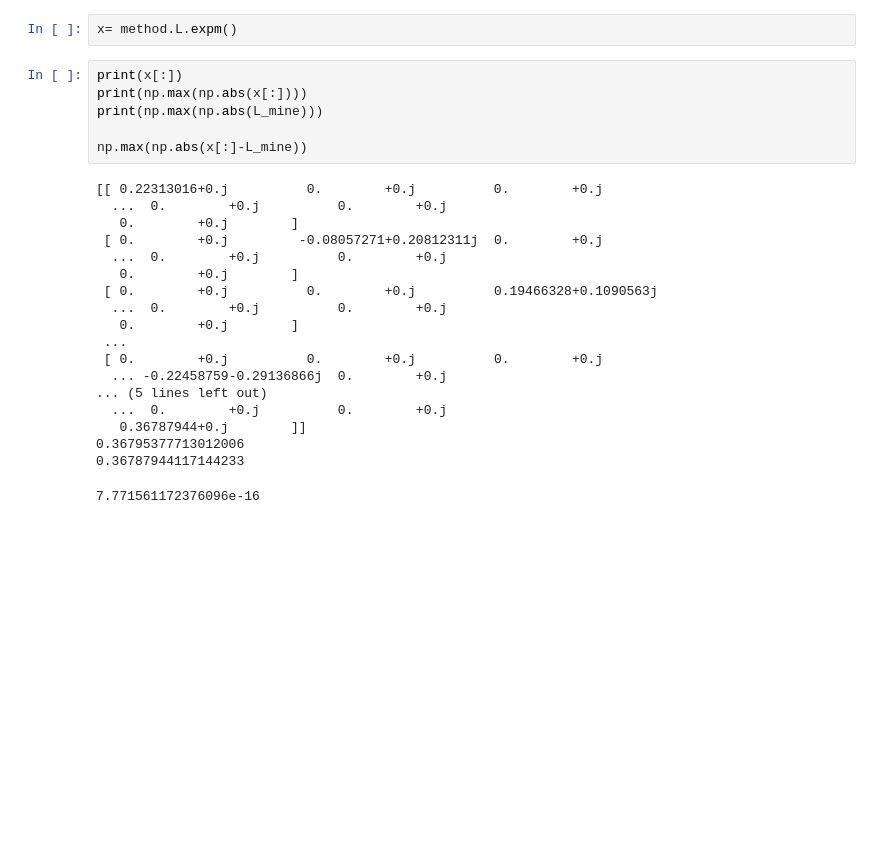
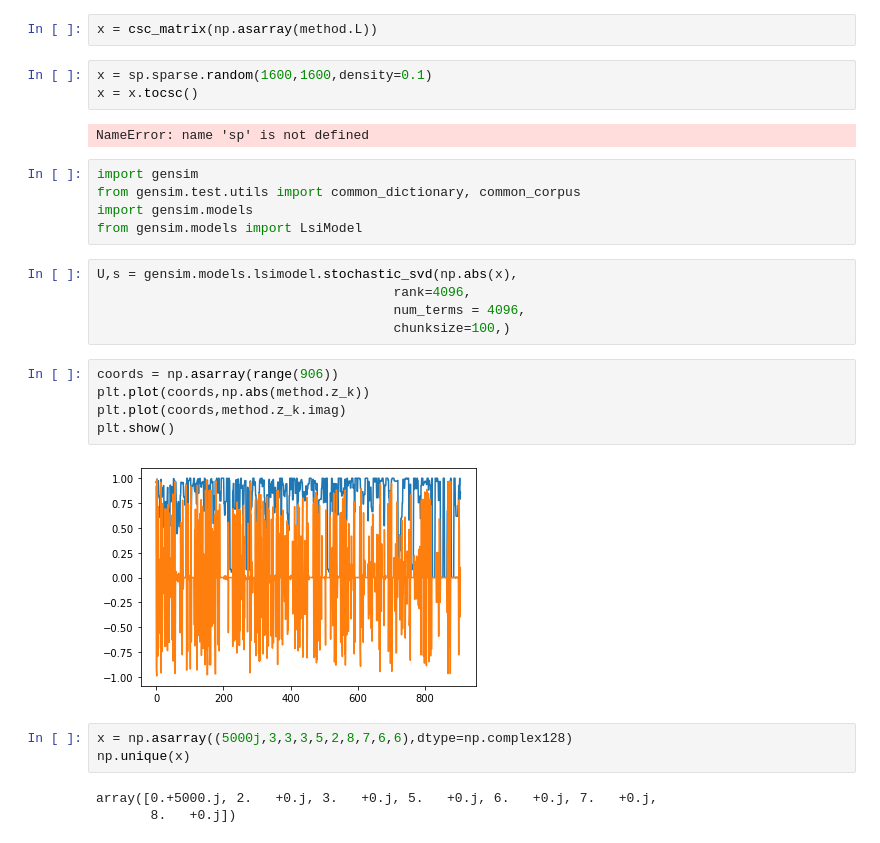
Before and after one commit to DavidStrachan1/Level-Statistics-of-Open-quantum-floquet-systems, a Jupyter notebook: Approach from time independent Lindbladian.ipynb, the cells around one changed output. Saved outputs shown, nothing was run; the diff lists cells and outputs as text; blank space fills up the shorter version.

```diff
--- a/Approach from time independent Lindbladian.ipynb
+++ b/Approach from time independent Lindbladian.ipynb
@@ -403,27 +685,30 @@ L_mine = my_expm(method.L[:])
 # %%
-x= method.L.expm()
+x = csc_matrix(np.asarray(method.L))
-# %%
-print(x[:])
-print(np.max(np.abs(x[:])))
-print(np.max(np.abs(L_mine)))
-
-np.max(np.abs(x[:]-L_mine))
-# %% [output]
-[[ 0.22313016+0.j          0.        +0.j          0.        +0.j
-  ...  0.        +0.j          0.        +0.j
-   0.        +0.j        ]
- [ 0.        +0.j         -0.08057271+0.20812311j  0.        +0.j
-  ...  0.        +0.j          0.        +0.j
-   0.        +0.j        ]
- [ 0.        +0.j          0.        +0.j          0.19466328+0.1090563j
-  ...  0.        +0.j          0.        +0.j
-   0.        +0.j        ]
- ...
- [ 0.        +0.j          0.        +0.j          0.        +0.j
-  ... -0.22458759-0.29136866j  0.        +0.j
-... (5 lines left out)
-  ...  0.        +0.j          0.        +0.j
-   0.36787944+0.j        ]]
-0.36795377713012006
-0.36787944117144233
-7.771561172376096e-16
+# %%
+x = sp.sparse.random(1600,1600,density=0.1)
+x = x.tocsc()
+# %% [output]
+NameError: name 'sp' is not defined
+# %%
+import gensim
+from gensim.test.utils import common_dictionary, common_corpus
+import gensim.models
+from gensim.models import LsiModel
+# %%
+U,s = gensim.models.lsimodel.stochastic_svd(np.abs(x),
+                                      rank=4096,
+                                      num_terms = 4096,
+                                      chunksize=100,)
+# %%
+coords = np.asarray(range(906))
+plt.plot(coords,np.abs(method.z_k))
+plt.plot(coords,method.z_k.imag)
+plt.show()
+# %% [output]
+[figure, added]
+# %%
+x = np.asarray((5000j,3,3,3,5,2,8,7,6,6),dtype=np.complex128)
+np.unique(x)
+# %% [output]
+array([0.+5000.j, 2.   +0.j, 3.   +0.j, 5.   +0.j, 6.   +0.j, 7.   +0.j,
+       8.   +0.j])
```
Also changed, not shown: parts of 20 cells of this notebook.
